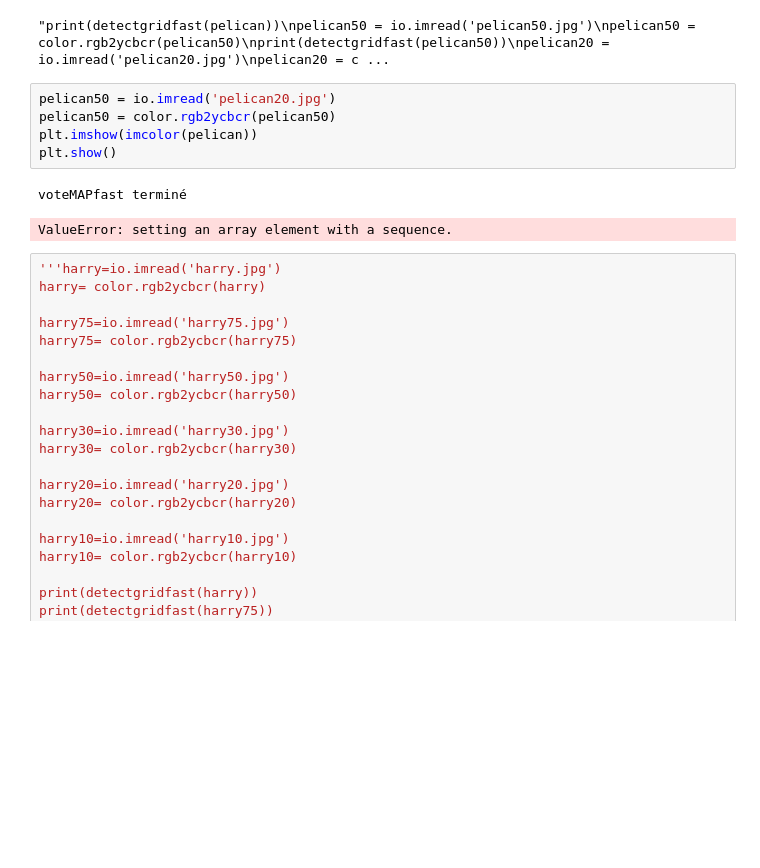
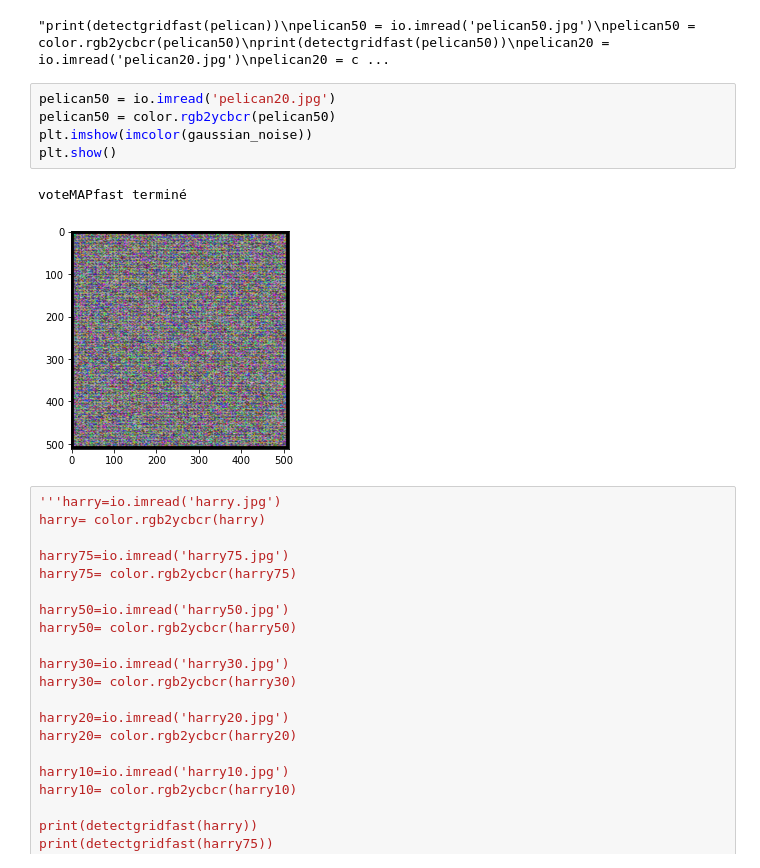
Before and after one commit to IvanKhodakov/ima-compressionjpg, a Jupyter notebook: zero.ipynb, the cells around one changed output. Cells and saved outputs as stored; diff of their text form; blank space fills up the shorter version.

```diff
--- a/zero.ipynb
+++ b/zero.ipynb
@@ -344,11 +344,11 @@ Il n'y a pas de grille dans l'image car NFA > 1
 # %%
 pelican50 = io.imread('pelican20.jpg')
 pelican50 = color.rgb2ycbcr(pelican50)
-plt.imshow(imcolor(pelican))
+plt.imshow(imcolor(gaussian_noise))
 plt.show()
 # %% [output]
 voteMAPfast terminé
-ValueError: setting an array element with a sequence.
+[figure, added]
 # %%
 '''harry=io.imread('harry.jpg')
 harry= color.rgb2ycbcr(harry)
```
Also changed, not shown: 1 other file.
